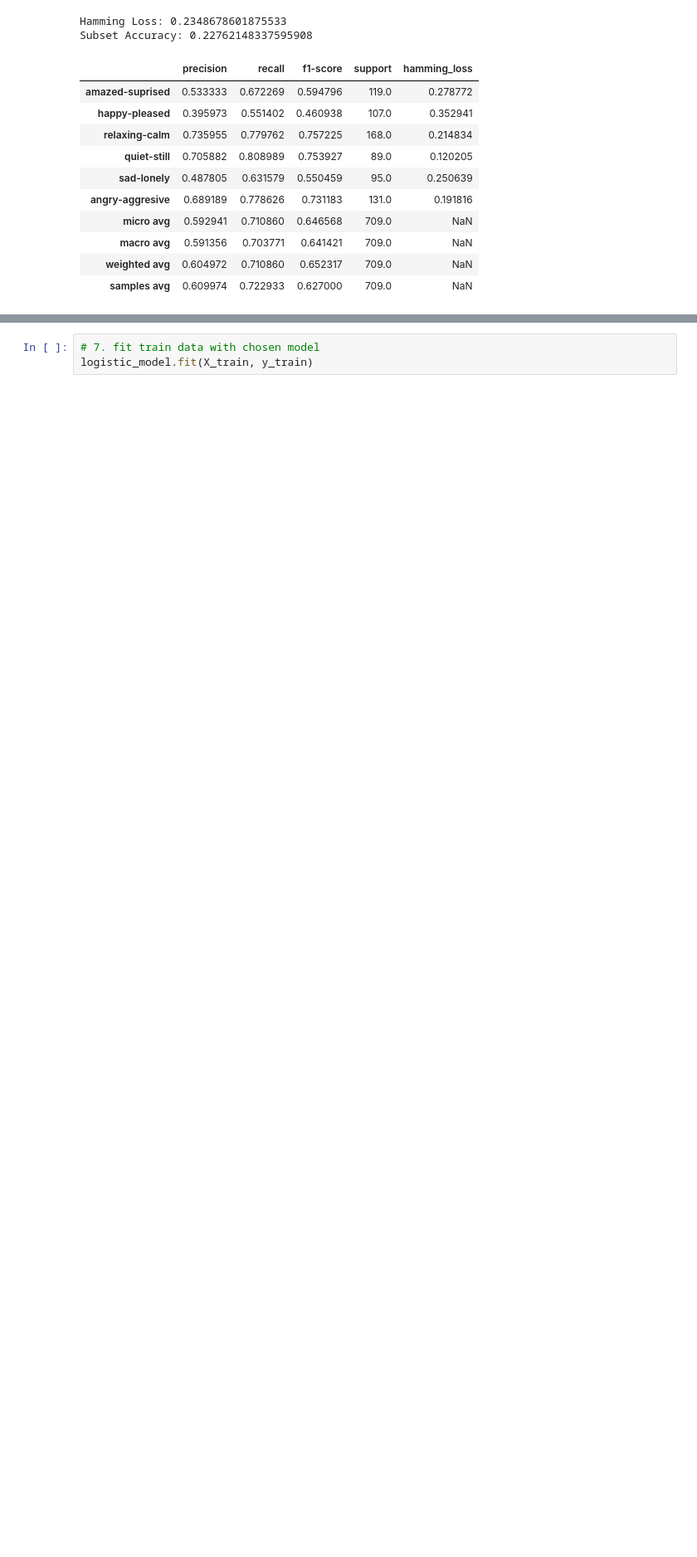
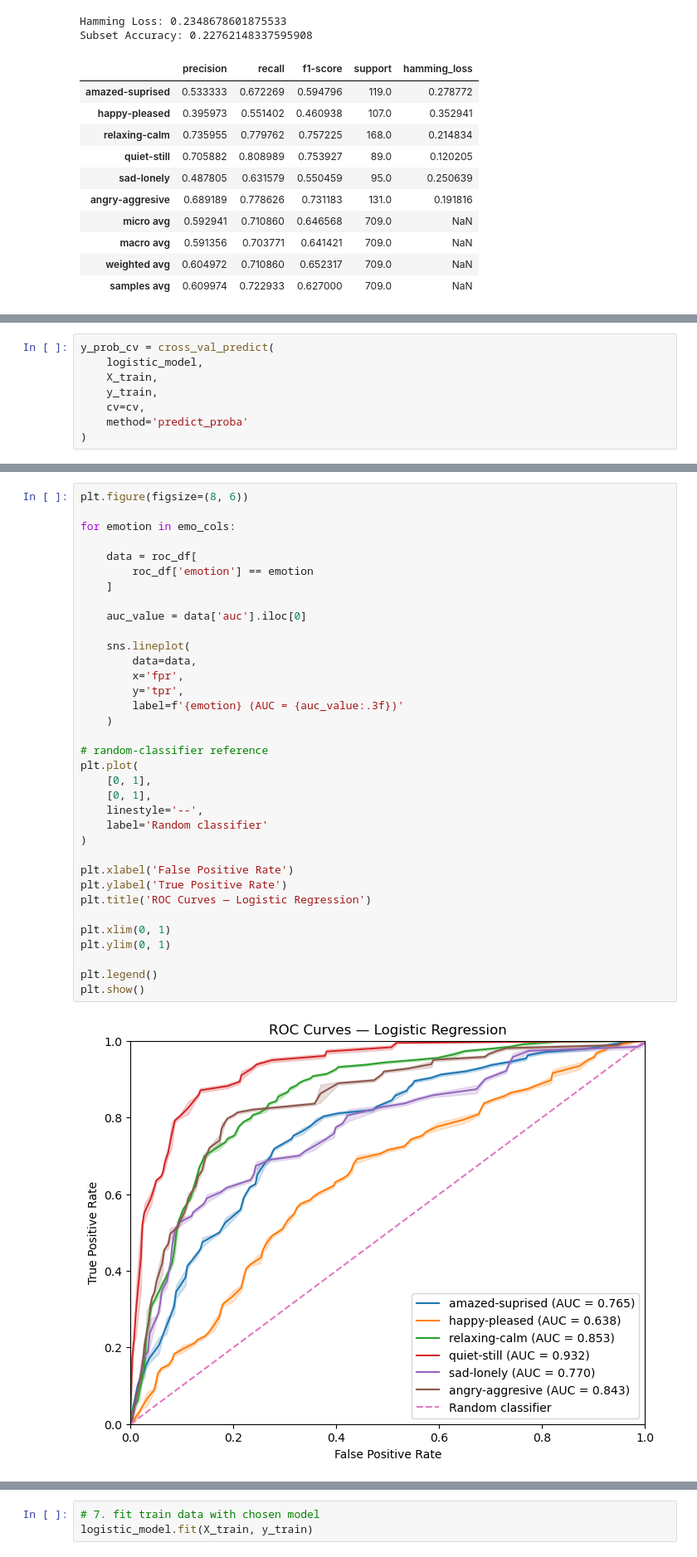
Before and after one commit to bayalams/multilabel-emotion-classification, a Jupyter notebook: 03-1_modeling_logistic-regression.ipynb, the cells around one changed output, grey strips where cells are left out. Shown at 83% size. Drawn from its saved outputs; the diff is of its cells as text; blank space fills up the shorter version.

Commit message:
Add ROC-AUC evaluation to logistic regression baseline

```diff
--- a/03-1_modeling_logistic-regression.ipynb
+++ b/03-1_modeling_logistic-regression.ipynb
@@ -265,0 +258,8 @@ for i, emotion in enumerate(emo_cols):
+# %%
+y_prob_cv = cross_val_predict(
+    logistic_model,
+    X_train,
+    y_train,
+    cv=cv,
+    method='predict_proba'
+)
@@ -265,0 +297,37 @@ for i, emotion in enumerate(emo_cols):
+# %%
+plt.figure(figsize=(8, 6))
+
+for emotion in emo_cols:
+
+    data = roc_df[
+        roc_df['emotion'] == emotion
+    ]
+
+    auc_value = data['auc'].iloc[0]
+
+    sns.lineplot(
+        data=data,
+        x='fpr',
+        y='tpr',
+        label=f'{emotion} (AUC = {auc_value:.3f})'
+    )
+
+# random-classifier reference
+plt.plot(
+    [0, 1],
+    [0, 1],
+    linestyle='--',
+    label='Random classifier'
+)
+
+plt.xlabel('False Positive Rate')
+plt.ylabel('True Positive Rate')
+plt.title('ROC Curves — Logistic Regression')
+
+plt.xlim(0, 1)
+plt.ylim(0, 1)
+
+plt.legend()
+plt.show()
+# %% [output]
+[figure, added]
```
Also changed, not shown: parts of 6 cells of this notebook.
